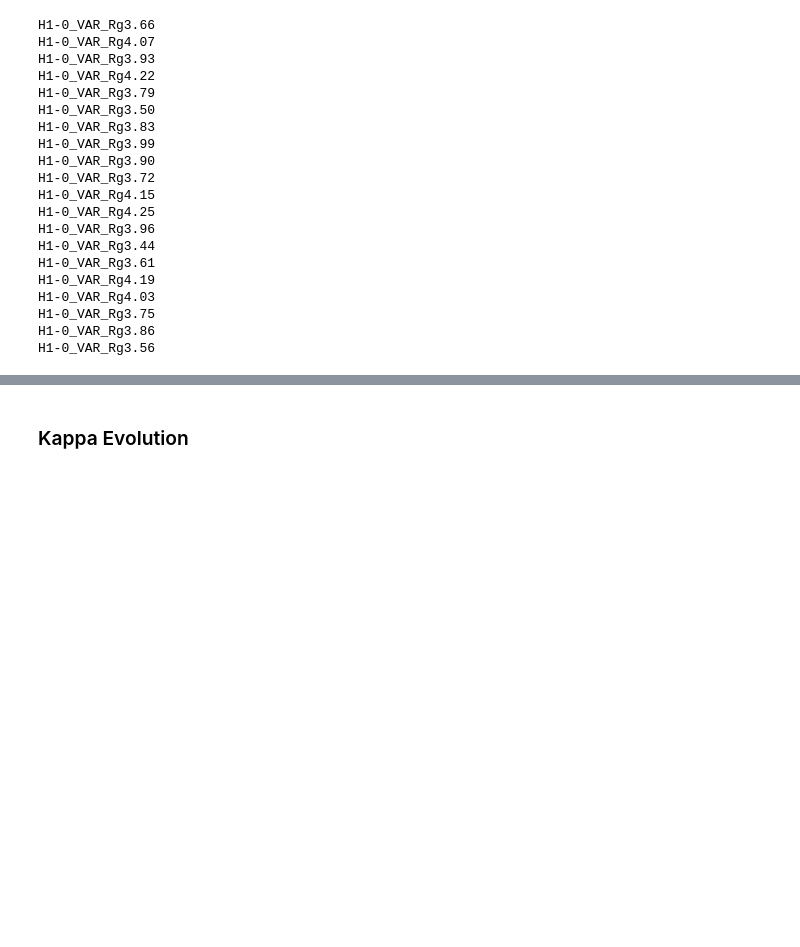
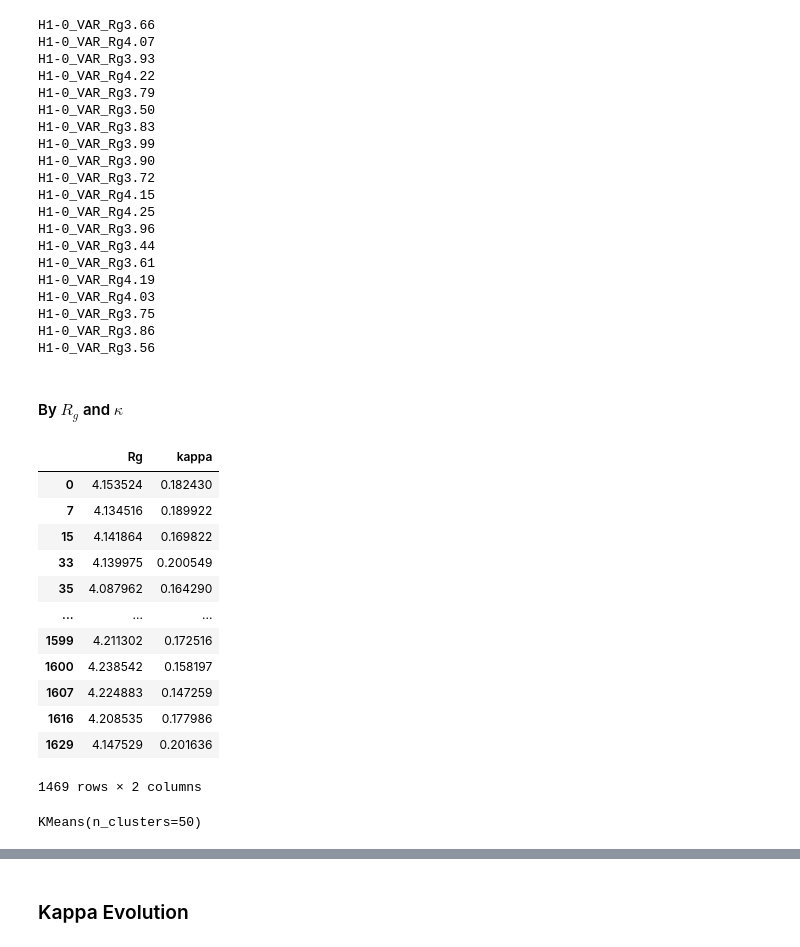
Before and after one commit to frederikespersen/OrthoIDP, a Jupyter notebook: exp/idpevo_h1-0/idpevo_h1-0.ipynb, the cells around one changed output, grey strips where cells are left out. Saved outputs shown, nothing was run; the diff lists cells and outputs as text; code cells hidden in the pictures; blank space fills up the shorter version.

```diff
--- a/exp/idpevo_h1-0/idpevo_h1-0.ipynb
+++ b/exp/idpevo_h1-0/idpevo_h1-0.ipynb
@@ -492,3 +507,30 @@ H1-0_VAR_Rg4.03
 H1-0_VAR_Rg3.75
 H1-0_VAR_Rg3.86
 H1-0_VAR_Rg3.56
+# %% [markdown]
+#### By $R_g$ and $\kappa$
+# %%
+# Using Rg and kappa for clustering
+features = pd.DataFrame({'Rg': allevo['Rg'].astype(float),
+                         'kappa': allevo.sequence.apply(lambda seq: analyse_utils.SequenceParameters(seq).get_kappa())})
+features
+# %% [output]
+|  | Rg | kappa |
+| 0 | 4.153524 | 0.182430 |
+| 7 | 4.134516 | 0.189922 |
+| 15 | 4.141864 | 0.169822 |
+| 33 | 4.139975 | 0.200549 |
+| 35 | 4.087962 | 0.164290 |
+| ... | ... | ... |
+| 1599 | 4.211302 | 0.172516 |
+| 1600 | 4.238542 | 0.158197 |
+| 1607 | 4.224883 | 0.147259 |
+| 1616 | 4.208535 | 0.177986 |
+| 1629 | 4.147529 | 0.201636 |
+1469 rows × 2 columns
+# %%
+# Clustering
+kmeans = KMeans(n_clusters=50)
+kmeans.fit(features)
+# %% [output]
+KMeans(n_clusters=50)
```
Also changed, not shown: parts of 10 cells of this notebook, 4 other files.
